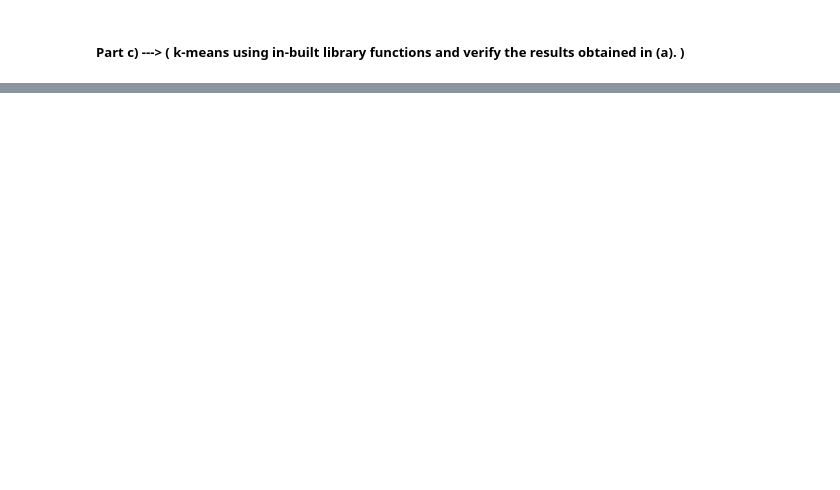
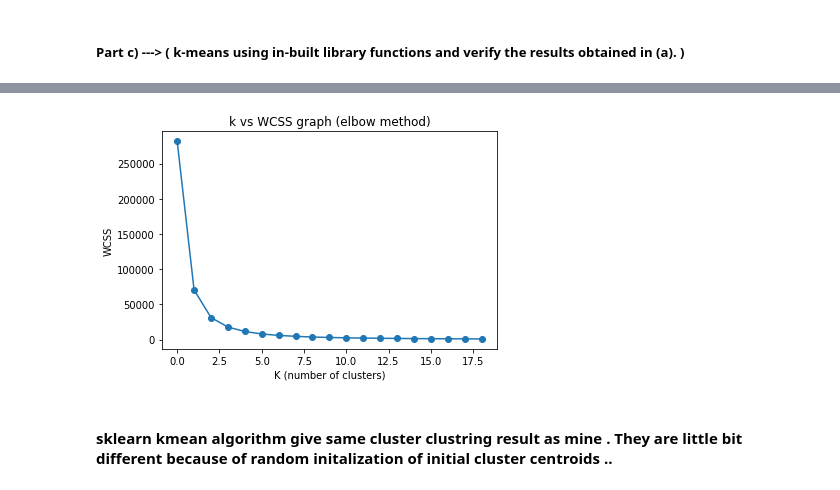
Before and after one commit to navrang-singh/Machine-Learning, a Jupyter notebook: Lab7/assignment7.ipynb, the cells around one changed output, grey strips where cells are left out. Saved outputs shown, nothing was run; the diff lists cells and outputs as text; code cells hidden in the pictures; blank space fills up the shorter version.

```diff
--- a/Lab7/assignment7.ipynb
+++ b/Lab7/assignment7.ipynb
@@ -107,8 +119,8 @@ cost_list = []
 for k in range(1, 20):
     kmean = KMeans(n_clusters=k)
     cluster = kmean.fit_predict(x_train)
-    centroids = kmean.cluster_centers_
-    cost = calculate_cost(x_train, centroids, cluster)
+    centroid = kmean.cluster_centers_
+    cost = calculate_cost(x_train, centroid, cluster)
     cost_list.append(cost)
 # %%
 
@@ -135,0 +150,17 @@ plt.show()
+# %%
+cost_list = []
+for k in range(1, 20):
+    kmean = KMeans(n_clusters=k)
+    cluster = kmean.fit_predict(x_train)
+    cost_list.append(kmean.inertia_)
+# %%
+
+plt.plot( cost_list, marker='o')
+plt.title('k vs WCSS graph (elbow method)')
+plt.xlabel('K (number of clusters)')
+plt.ylabel('WCSS')
+plt.show()
+# %% [output]
+[figure, added]
+# %% [markdown]
+#### sklearn kmean algorithm give same cluster clustring result as mine . They are little bit different because of random initalization of initial cluster centroids ..
```
Also changed, not shown: parts of 5 cells of this notebook, 8 other files.
